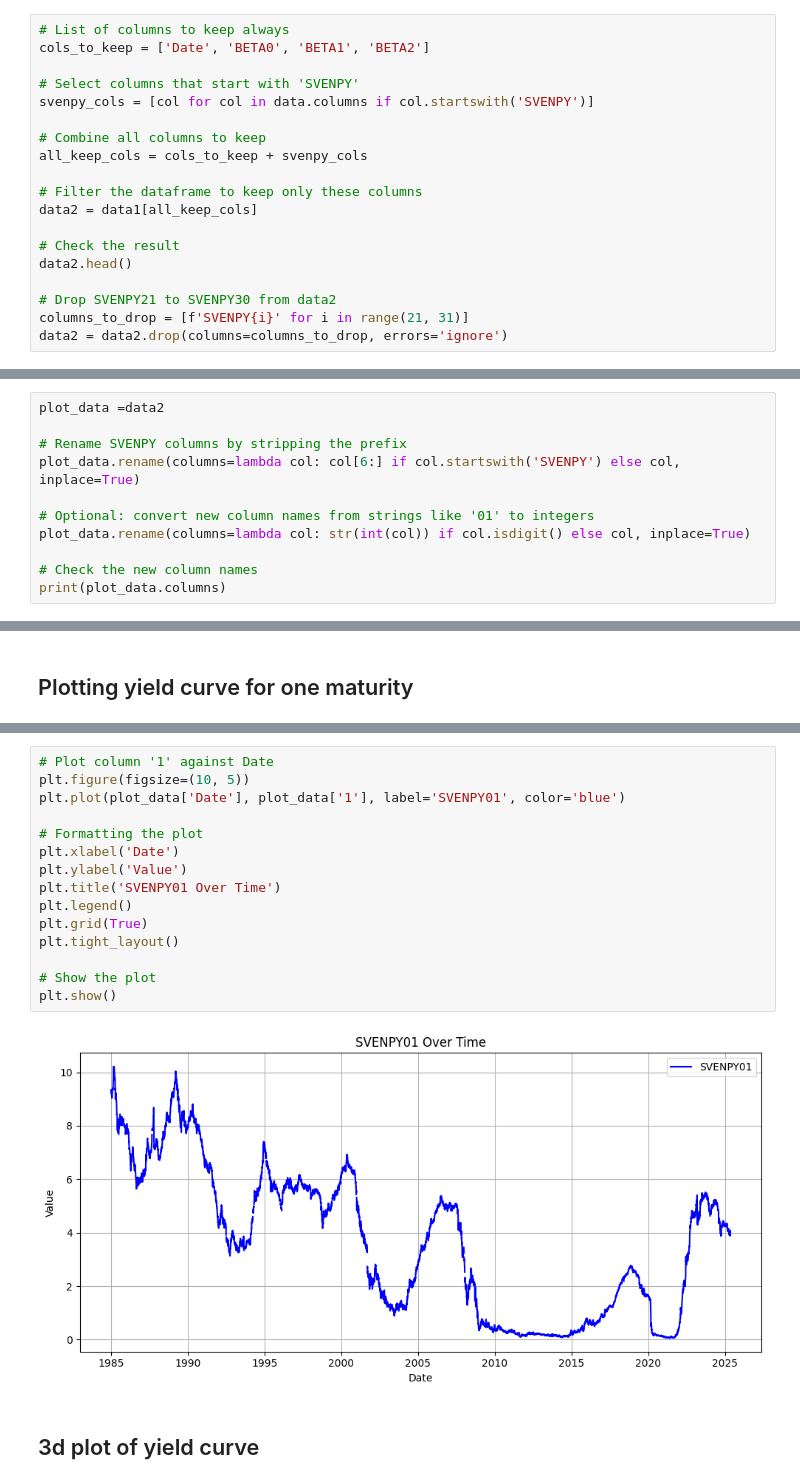
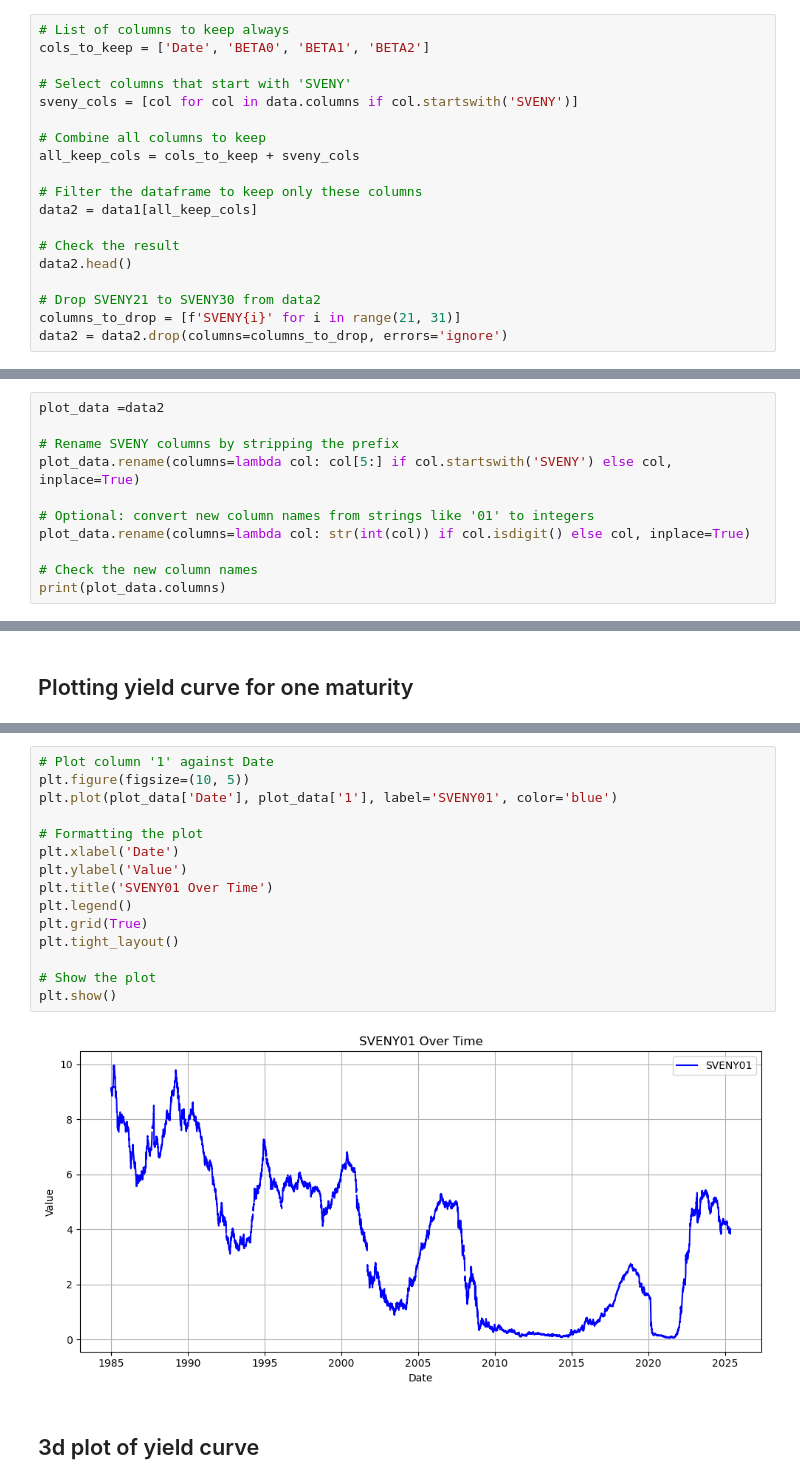
Before and after one commit to carlamcnair/Final-Project-AppML, a Jupyter notebook: Data.ipynb, the cells around one changed output, grey strips where cells are left out. Drawn from its saved outputs; the diff is of its cells as text.

Commit message:
SVENY

```diff
--- a/Data.ipynb
+++ b/Data.ipynb
@@ -51,11 +51,11 @@ data1.head()
 # List of columns to keep always
 cols_to_keep = ['Date', 'BETA0', 'BETA1', 'BETA2']
 
-# Select columns that start with 'SVENPY'
-svenpy_cols = [col for col in data.columns if col.startswith('SVENPY')]
+# Select columns that start with 'SVENY'
+sveny_cols = [col for col in data.columns if col.startswith('SVENY')]
 
 # Combine all columns to keep
-all_keep_cols = cols_to_keep + svenpy_cols
+all_keep_cols = cols_to_keep + sveny_cols
 
 # Filter the dataframe to keep only these columns
 data2 = data1[all_keep_cols]
@@ -63,8 +63,8 @@ data2 = data1[all_keep_cols]
 # Check the result
 data2.head()
 
-# Drop SVENPY21 to SVENPY30 from data2
-columns_to_drop = [f'SVENPY{i}' for i in range(21, 31)]
+# Drop SVENY21 to SVENY30 from data2
+columns_to_drop = [f'SVENY{i}' for i in range(21, 31)]
 data2 = data2.drop(columns=columns_to_drop, errors='ignore')
 # %%
 data2.shape
@@ -77,8 +87,8 @@ data2.shape
 # %%
 plot_data =data2
 
-# Rename SVENPY columns by stripping the prefix
-plot_data.rename(columns=lambda col: col[6:] if col.startswith('SVENPY') else col, inplace=True)
+# Rename SVENY columns by stripping the prefix
+plot_data.rename(columns=lambda col: col[5:] if col.startswith('SVENY') else col, inplace=True)
 
 # Optional: convert new column names from strings like '01' to integers
 plot_data.rename(columns=lambda col: str(int(col)) if col.isdigit() else col, inplace=True)
@@ -127,20 +141,20 @@ NameError: name 'plot_histogram' is not defined
 # %%
 # Plot column '1' against Date
 plt.figure(figsize=(10, 5))
-plt.plot(plot_data['Date'], plot_data['1'], label='SVENPY01', color='blue')
+plt.plot(plot_data['Date'], plot_data['1'], label='SVENY01', color='blue')
 
 # Formatting the plot
 plt.xlabel('Date')
 plt.ylabel('Value')
-plt.title('SVENPY01 Over Time')
+plt.title('SVENY01 Over Time')
 plt.legend()
 plt.grid(True)
 plt.tight_layout()
 
 # Show the plot
 plt.show()
 # %% [output]
-[figure, old version]
+[figure, new version]
 # %% [markdown]
 ## 3d plot of yield curve
 # %%
```
Also changed, not shown: parts of 7 cells of this notebook.
